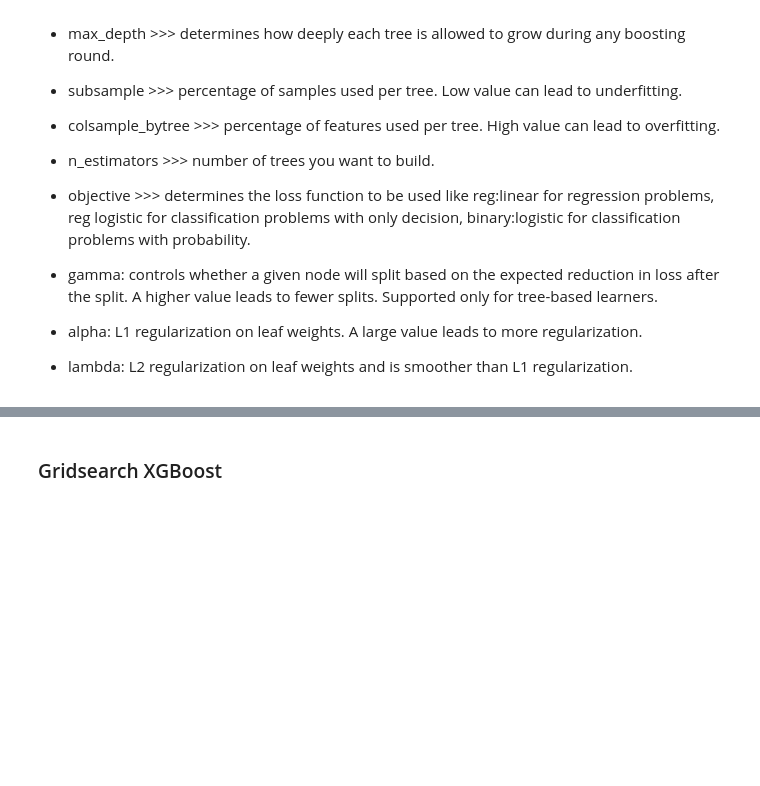
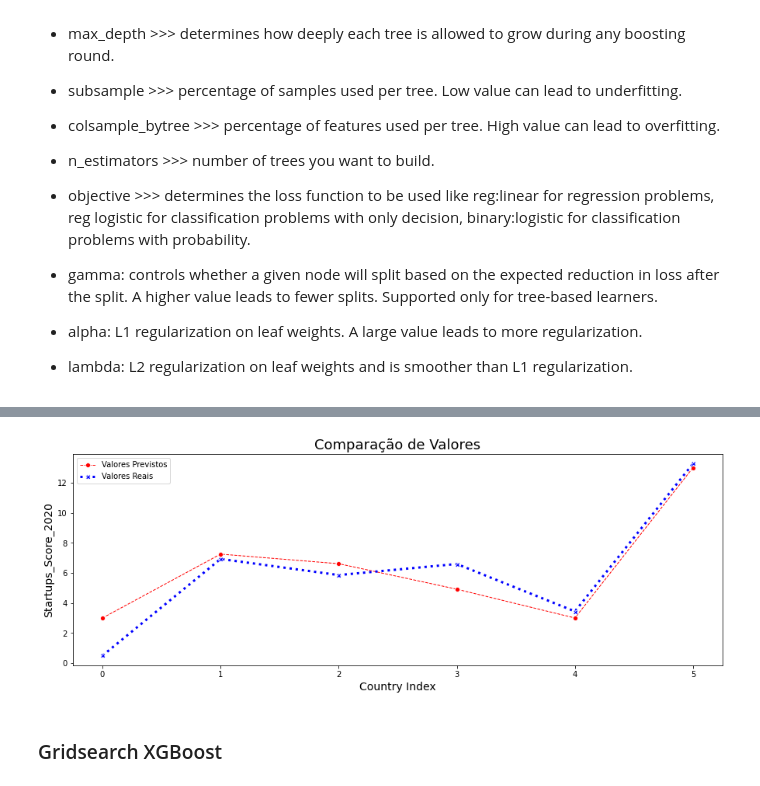
Before and after one commit to CesarSun/Digital-House-G3, a Jupyter notebook: T4-Integrador/DH_G3_T4_World_Freedom_WBdataset.ipynb, the cells around one changed output, grey strips where cells are left out. Saved outputs shown, nothing was run; the diff lists cells and outputs as text; code cells hidden in the pictures; blank space fills up the shorter version.

```diff
--- a/T4-Integrador/DH_G3_T4_World_Freedom_WBdataset.ipynb
+++ b/T4-Integrador/DH_G3_T4_World_Freedom_WBdataset.ipynb
@@ -1034,3 +905,7 @@ R2: 0.89
+# %%
+res_model(model_xg_reg)
+# %% [output]
+[figure, added]
 # %% [markdown]
 ### Gridsearch XGBoost
 # %%
```
Also changed, not shown: parts of 54 cells of this notebook, 6 other files.
